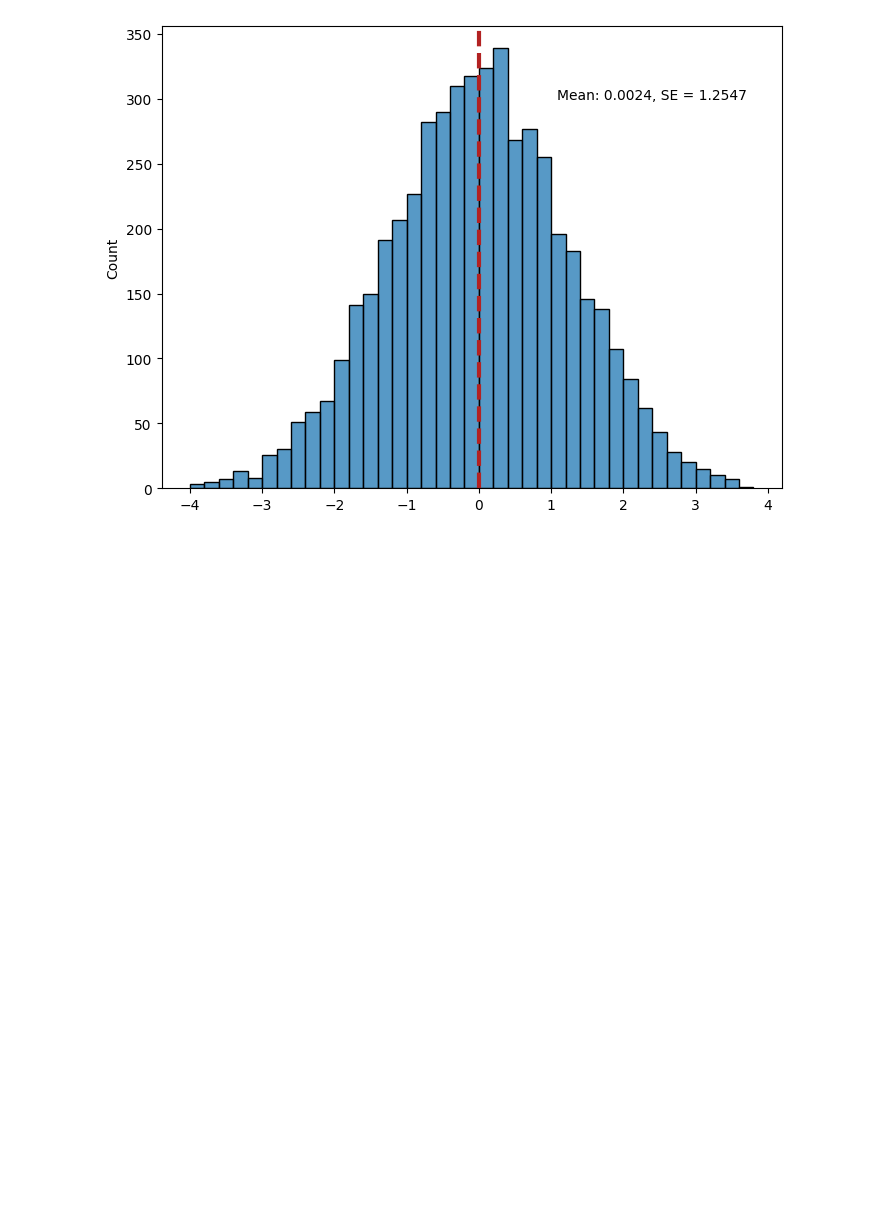
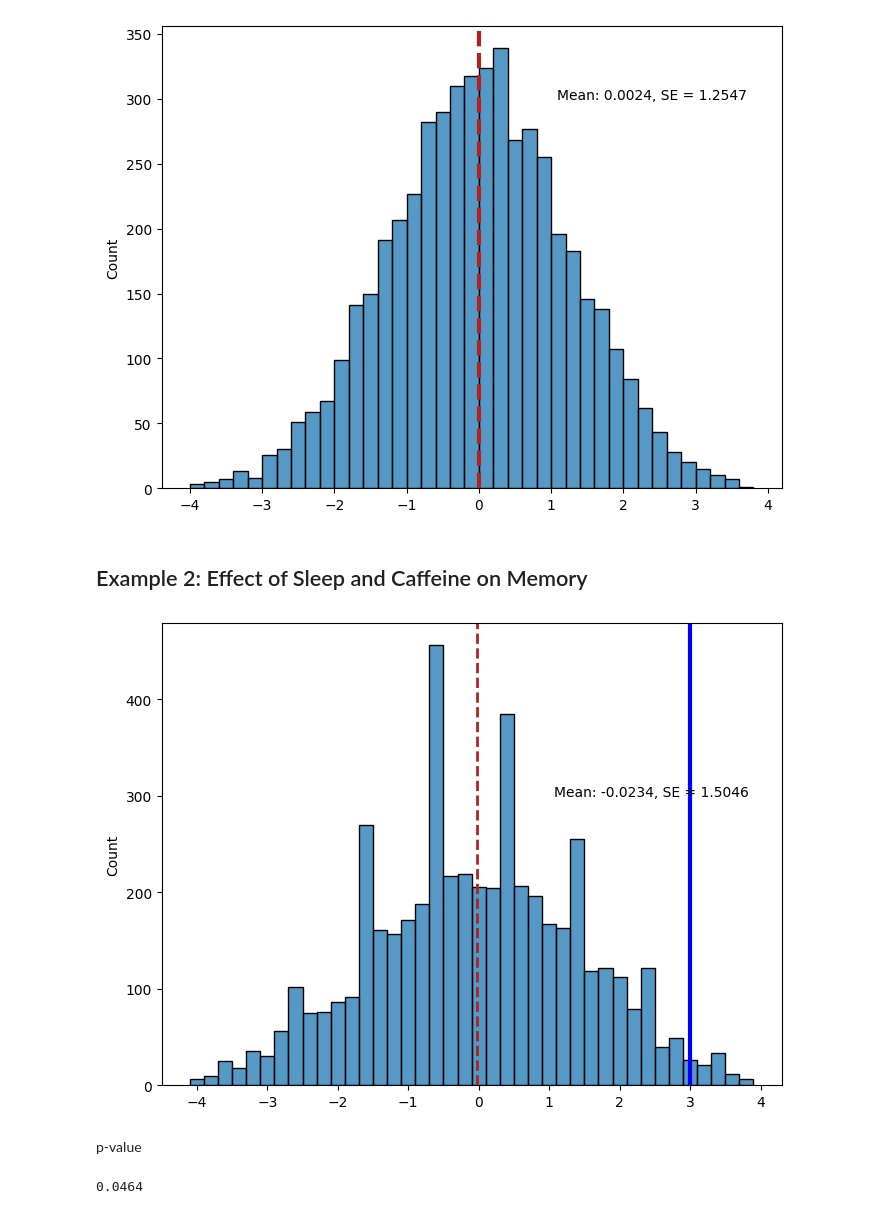
Before and after one commit to LorenzoPeve/Statistical-Inference, a Jupyter notebook: Randomization Distributions/Randomization Methods for a Difference in Means.ipynb, the cells around one changed output. Cells and saved outputs as stored; diff of their text form; code cells hidden in the pictures; blank space fills up the shorter version.

```diff
--- a/Randomization Distributions/Randomization Methods for a Difference in Means.ipynb
+++ b/Randomization Distributions/Randomization Methods for a Difference in Means.ipynb
@@ -122,3 +125,28 @@ plot_hist(diffs, avg, se)
 # %% [output]
 <AxesSubplot: ylabel='Count'>
 [figure]
+# %% [markdown]
+## Example 2:  Effect of Sleep and Caffeine on Memory
+# %%
+g1 = [float(i) for i in '14 18 11 13 18 17 21 9 16 17 14 15'.split()] # sleep
+g2 = [float(i) for i in '12 12 14 13 6 18 14 16 10 7 15 10'.split()] # cafeine
+# %%
+sample_stat = np.mean(g1) - np.mean(g2)
+# %%
+def reallocate_groups_shuffling(g1: Iterable, g2: Iterable) -> tuple:
+    combined = g1 + g2
+    random.shuffle(combined)
+    return np.mean(combined[:len(g1)]) - np.mean(combined[len(g1):])
+# %%
+diffs, avg, se = get_randomization_dist(reallocate_groups_shuffling, N_TRIALS, N_SAMPLES, g1, g2)
+# %%
+ax = plot_hist(diffs, avg, se, np.arange(-4.1, 4.1, 0.2))
+add_sample_stat(ax, sample_stat)
+# %% [output]
+[figure, added]
+# %% [markdown]
+p-value
+# %%
+2 * sum(np.array(diffs) >= sample_stat ) / N_SAMPLES # Two-tailed test
+# %% [output]
+0.0464
```
Also changed, not shown: parts of 1 cell of this notebook.
